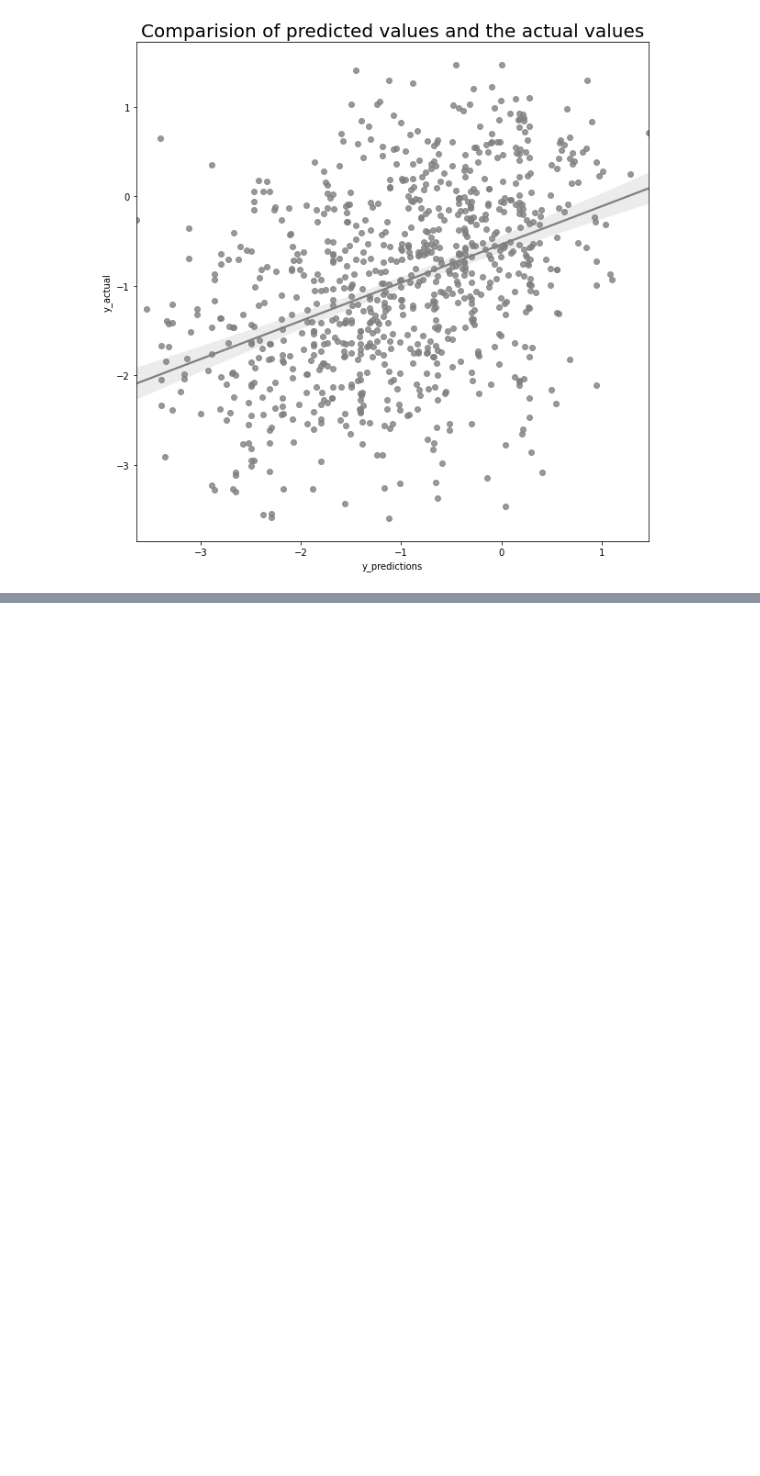
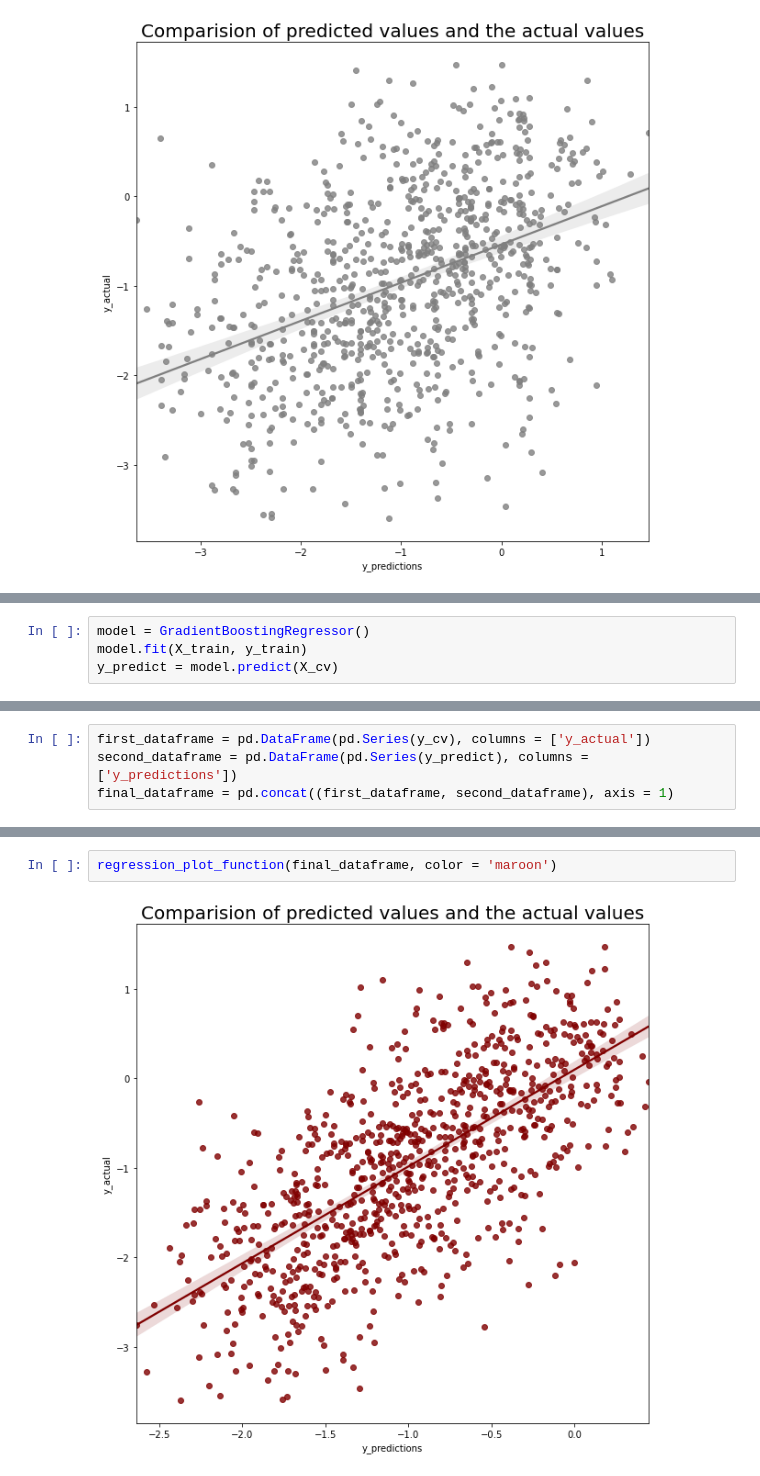
Before and after one commit to suhasmaddali/Predicting-Readability-of-Texts-Using-Machine-Learning, a Jupyter notebook: Final Notebook.ipynb, the cells around one changed output, grey strips where cells are left out. Drawn from its saved outputs; the diff is of its cells as text; blank space fills up the shorter version.

Commit message:
Added Gradient Boosting Regressor

```diff
--- a/Final Notebook.ipynb
+++ b/Final Notebook.ipynb
@@ -1287,0 +1290,4 @@ regression_plot_function(final_dataframe, color = 'grey')
+# %%
+model = GradientBoostingRegressor()
+model.fit(X_train, y_train)
+y_predict = model.predict(X_cv)
@@ -1287,0 +1304,4 @@ regression_plot_function(final_dataframe, color = 'grey')
+# %%
+first_dataframe = pd.DataFrame(pd.Series(y_cv), columns = ['y_actual'])
+second_dataframe = pd.DataFrame(pd.Series(y_predict), columns = ['y_predictions'])
+final_dataframe = pd.concat((first_dataframe, second_dataframe), axis = 1)
@@ -1287,0 +1317,4 @@ regression_plot_function(final_dataframe, color = 'grey')
+# %%
+regression_plot_function(final_dataframe, color = 'maroon')
+# %% [output]
+[figure, added]
```
Also changed, not shown: parts of 4 cells of this notebook.
